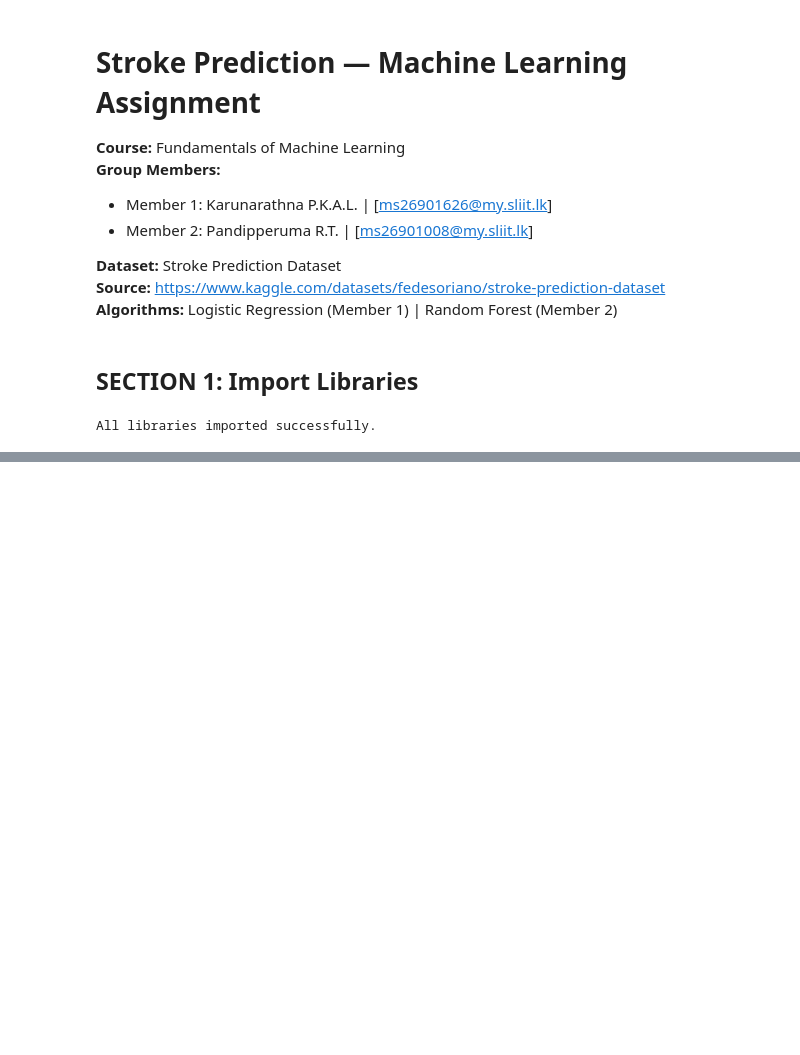
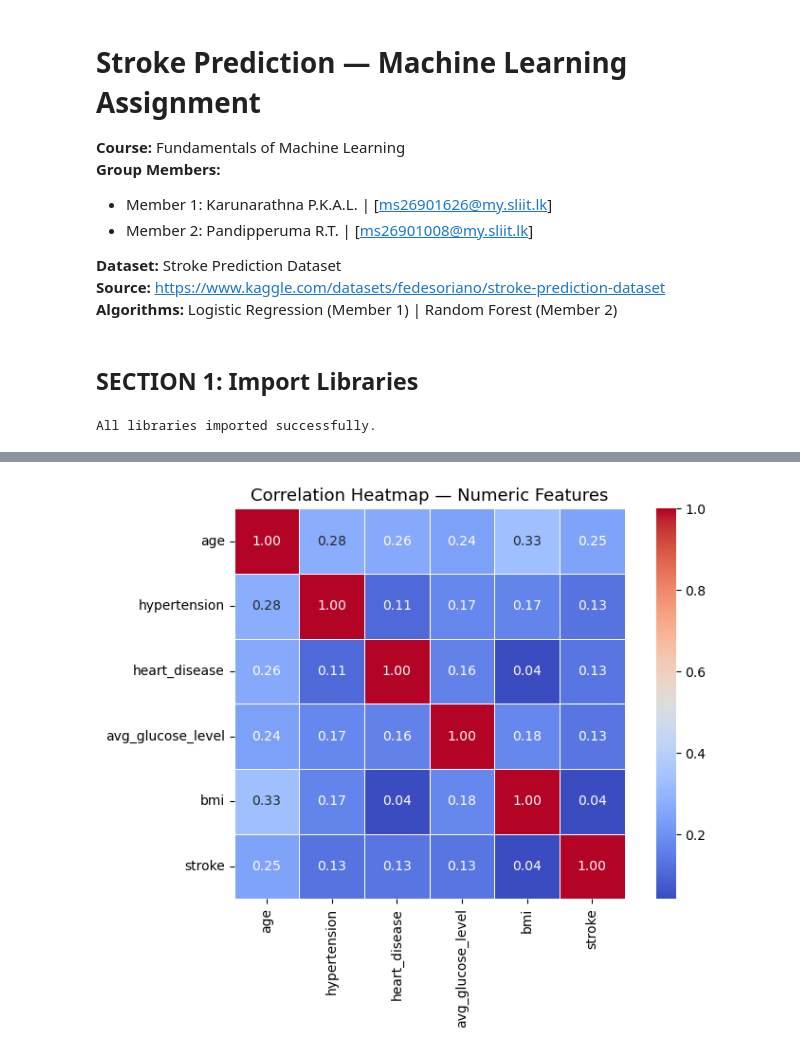
Before and after one commit to Ayesh1998/MSc_Y1S1_ML_Assignment, a Jupyter notebook: stroke_prediction_ML_assignment.ipynb, the cells around one changed output, grey strips where cells are left out. Drawn from its saved outputs; the diff is of its cells as text; code cells hidden in the pictures; blank space fills up the shorter version.

```diff
--- a/stroke_prediction_ML_assignment.ipynb
+++ b/stroke_prediction_ML_assignment.ipynb
@@ -50,0 +143,11 @@ df.head(10)
+# %%
+# Correlation heatmap (numeric features only)
+numeric_df = df.select_dtypes(include=[np.number]).drop(columns=['id'])
+plt.figure(figsize=(8, 6))
+sns.heatmap(numeric_df.corr(), annot=True, fmt='.2f', cmap='coolwarm', square=True, linewidths=0.5)
+plt.title('Correlation Heatmap — Numeric Features', fontsize=13)
+plt.tight_layout()
+plt.savefig('eda_correlation.png', dpi=150, bbox_inches='tight')
+plt.show()
+# %% [output]
+[figure, added]
```
Also changed, not shown: parts of 6 cells of this notebook.
